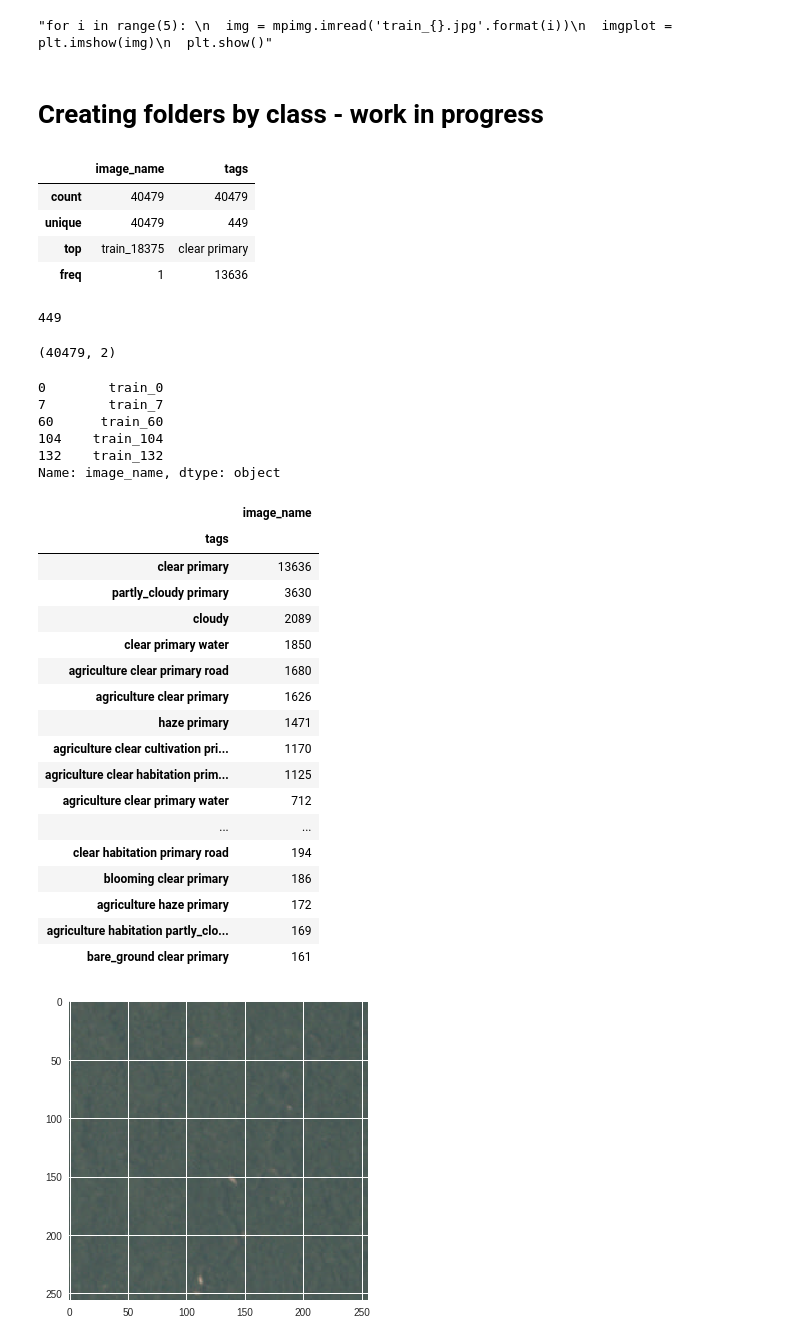
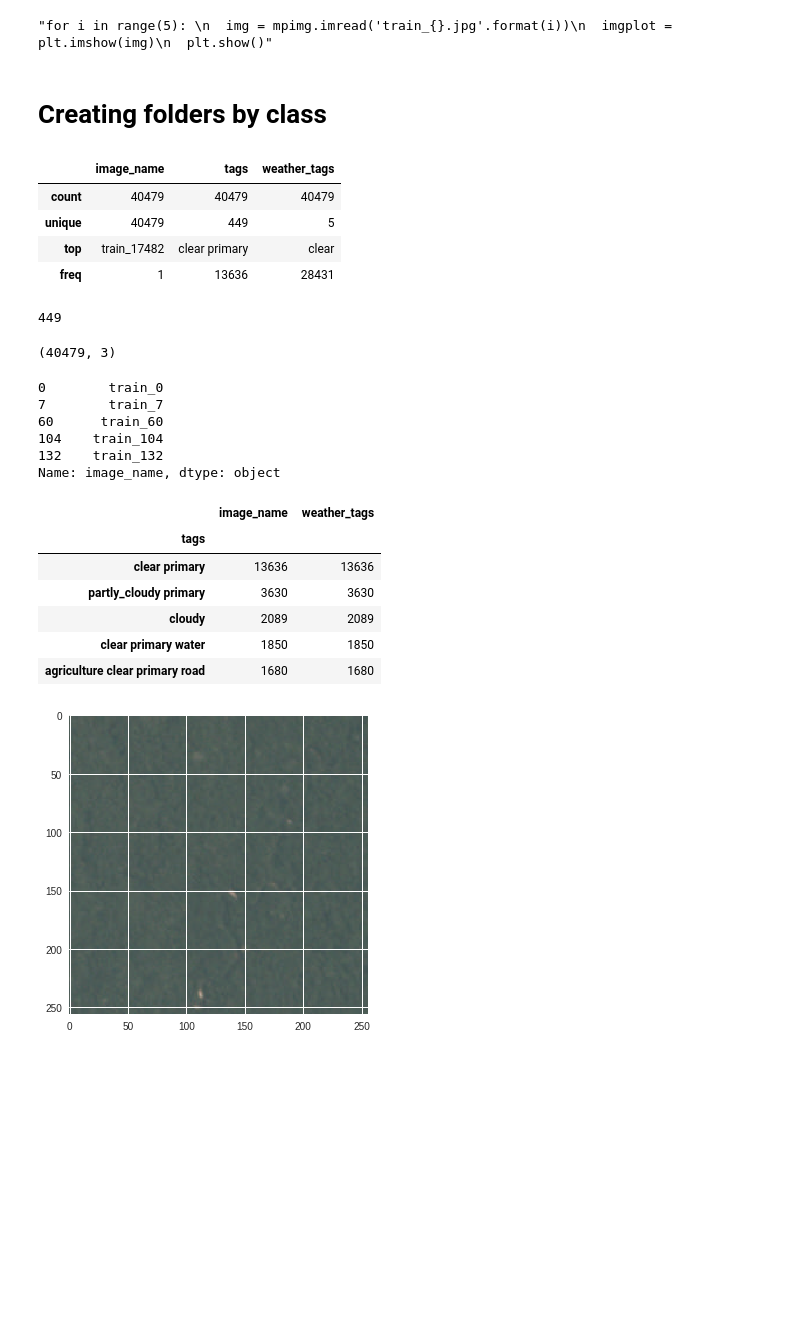
Before and after one commit to ebgv/Planet--Understanding-the-Amazon-from-Space, a Jupyter notebook: downloading_from_kaggle.ipynb, the cells around one changed output. Cells and saved outputs as stored; diff of their text form; code cells hidden in the pictures; blank space fills up the shorter version.

```diff
--- a/downloading_from_kaggle.ipynb
+++ b/downloading_from_kaggle.ipynb
@@ -86,5 +85,5 @@ weather_list = ['partly_cloudy', 'haze', 'cloudy', 'clear']
 # %%
-train_label = pd.read_csv('/content/data/train_v2.csv')
+# creating the weather labels
 weather_list = ['partly_cloudy', 'haze', 'cloudy', 'clear']
 weather_tag_list = [[element for element in tag.split() if element in weather_list] for tag in train_label['tags']]
 train_label['weather_tags'] = [''.join(tag) for tag in weather_tag_list]
@@ -120,15 +119,15 @@ plt.show()
 # %% [output]
 "for i in range(5): \n  img = mpimg.imread('train_{}.jpg'.format(i))\n  imgplot = plt.imshow(img)\n  plt.show()"
 # %% [markdown]
-# Creating folders by class - work in progress
+# Creating folders by class
 # %%
 train_label.describe()
 # %% [output]
-|  | image_name | tags |
-| count | 40479 | 40479 |
-| unique | 40479 | 449 |
-| top | train_18375 | clear primary |
-| freq | 1 | 13636 |
+|  | image_name | tags | weather_tags |
+| count | 40479 | 40479 | 40479 |
+| unique | 40479 | 449 | 5 |
+| top | train_17482 | clear primary | clear |
+| freq | 1 | 13636 | 28431 |
 # %%
 len(train_label['tags'].unique()) # number of categories
 # %% [output]
@@ -136,7 +135,7 @@ len(train_label['tags'].unique()) # number of categories
 # %%
 train_label.shape # number of individuals
 # %% [output]
-(40479, 2)
+(40479, 3)
 # %%
 train_label['image_name'][train_label['tags'] == 'haze primary'][:5]
 # %% [output]
@@ -147,26 +146,15 @@ train_label['image_name'][train_label['tags'] == 'haze primary'][:5]
 132    train_132
 Name: image_name, dtype: object
 # %%
-train_label.groupby(['tags']).count().sort_values(by = 'image_name', ascending = False).head(30)
+train_label.groupby(['tags']).count().sort_values(by = 'image_name', ascending = False).head(5)
 # %% [output]
-|  | image_name |
-| tags |  |
-| clear primary | 13636 |
-| partly_cloudy primary | 3630 |
-| cloudy | 2089 |
-| clear primary water | 1850 |
-| agriculture clear primary road | 1680 |
-| agriculture clear primary | 1626 |
-| haze primary | 1471 |
-| agriculture clear cultivation pri... | 1170 |
-| agriculture clear habitation prim... | 1125 |
-| agriculture clear primary water | 712 |
-| ... | ... |
-| clear habitation primary road | 194 |
-| blooming clear primary | 186 |
-| agriculture haze primary | 172 |
-| agriculture habitation partly_clo... | 169 |
-| bare_ground clear primary | 161 |
+|  | image_name | weather_tags |
+| tags |  |  |
+| clear primary | 13636 | 13636 |
+| partly_cloudy primary | 3630 | 3630 |
+| cloudy | 2089 | 2089 |
+| clear primary water | 1850 | 1850 |
+| agriculture clear primary road | 1680 | 1680 |
 # %%
 img = mpimg.imread('train_104.jpg')
 imgplot = plt.imshow(img)
```
Also changed, not shown: parts of 11 cells of this notebook.
